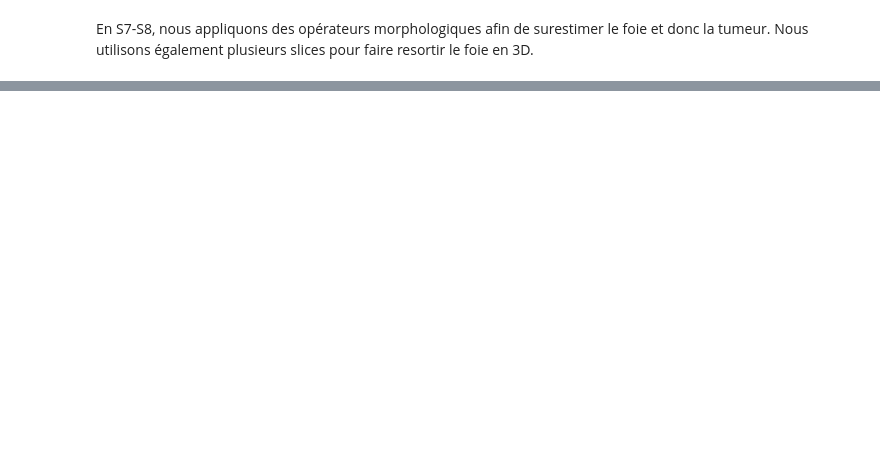
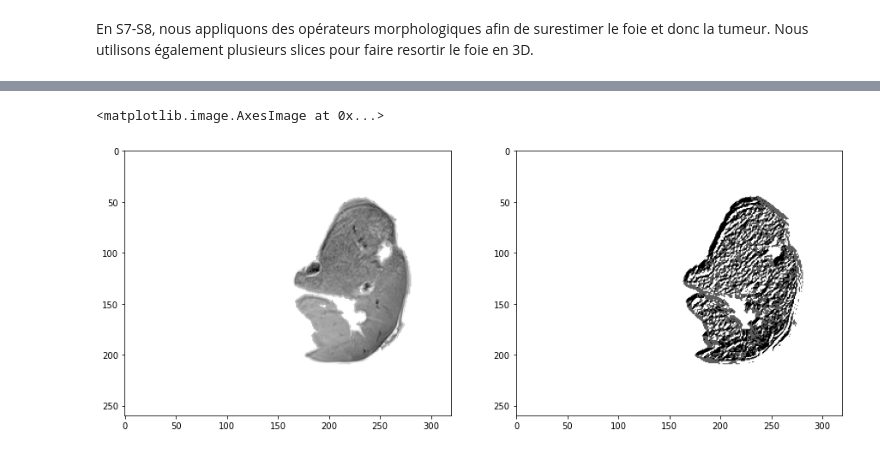
Before and after one commit to defrenned3238/WSBIM2243, a Jupyter notebook: WSBIM2243.ipynb, the cells around one changed output, grey strips where cells are left out. Saved outputs shown, nothing was run; the diff lists cells and outputs as text; code cells hidden in the pictures; blank space fills up the shorter version.

Commit message:
Derivative with Sobel or classic derivative is done but not very usefull

```diff
--- a/WSBIM2243.ipynb
+++ b/WSBIM2243.ipynb
@@ -409,7 +412,7 @@ for sliceNumber in range(SliceStart, 112):
     #Apply DB-SCAN
     newData2Slice = NewListing2D2D(imageOutKmeans)
     X = newData2Slice
-    DBSCANSlice.append(DBSCAN(eps=1.5, min_samples=2).fit(X))
+    DBSCANSlice.append(DBSCAN(eps=1.5, min_samples=5).fit(X))
     y = DBSCANSlice[sliceNumber].labels_
     for i in range(len(y)):
         OutputData[newData2Slice[i, 0], newData2Slice[i, 1], sliceNumber] = y[i]
@@ -453,0 +457,20 @@ plt.show()
+# %%
+def sobel_operator(A):
+    kx = [[0, 0, 0], [-1, 0, 1], [0, 0, 0]]#[[-1, 0, 1], [-2, 0, 2], [-1, 0, 1]]
+    ky = [[0, -1, 0], [0, 0, 0], [0, 1, 0]]#[[-1, -2, -1], [0, 0, 0], [1, 2, 1]]
+    Gx = convolve(A, kx, mode='constant', cval=0.0)
+    Gy = convolve(A, ky, mode='constant', cval=0.0)
+    G = Gx + Gy*1j
+    return abs(G), np.angle(G)
+
+foieImage = np.array(dilatedImage*data[:, :, sliceNum]).astype(np.uint16)
+plt.figure(figsize=(15,10))
+plt.subplot(1, 2, 1)
+plt.imshow(foieImage.T, cmap='Greys')
+derivFoieImage, _ = sobel_operator(foieImage)
+plt.subplot(1, 2, 2)
+plt.imshow(derivFoieImage.T, cmap='Greys')
+# DO Otsu, watershed or region growing
+# %% [output]
+<matplotlib.image.AxesImage at 0x...>
+[figure, added]
```
Also changed, not shown: parts of 3 cells of this notebook.
